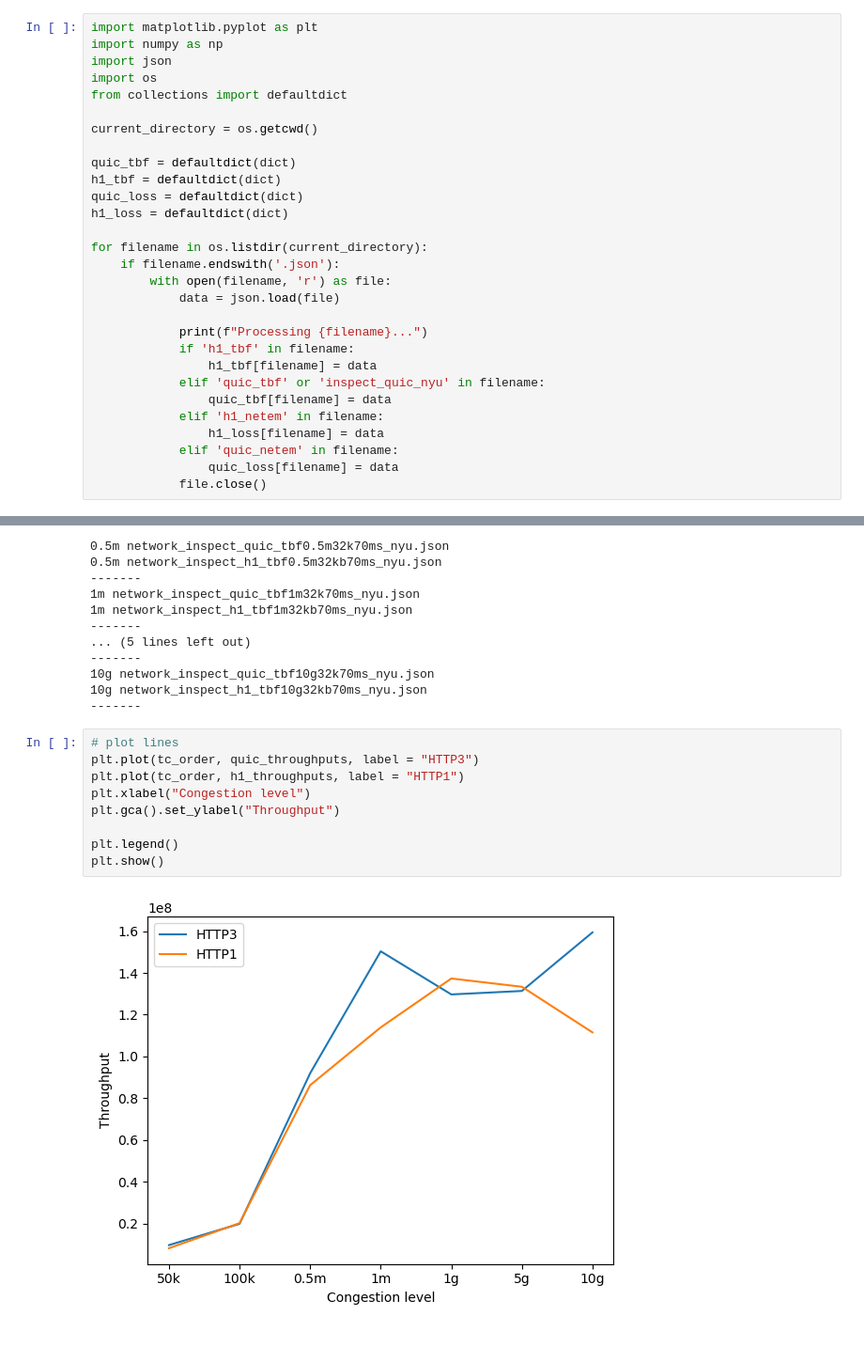
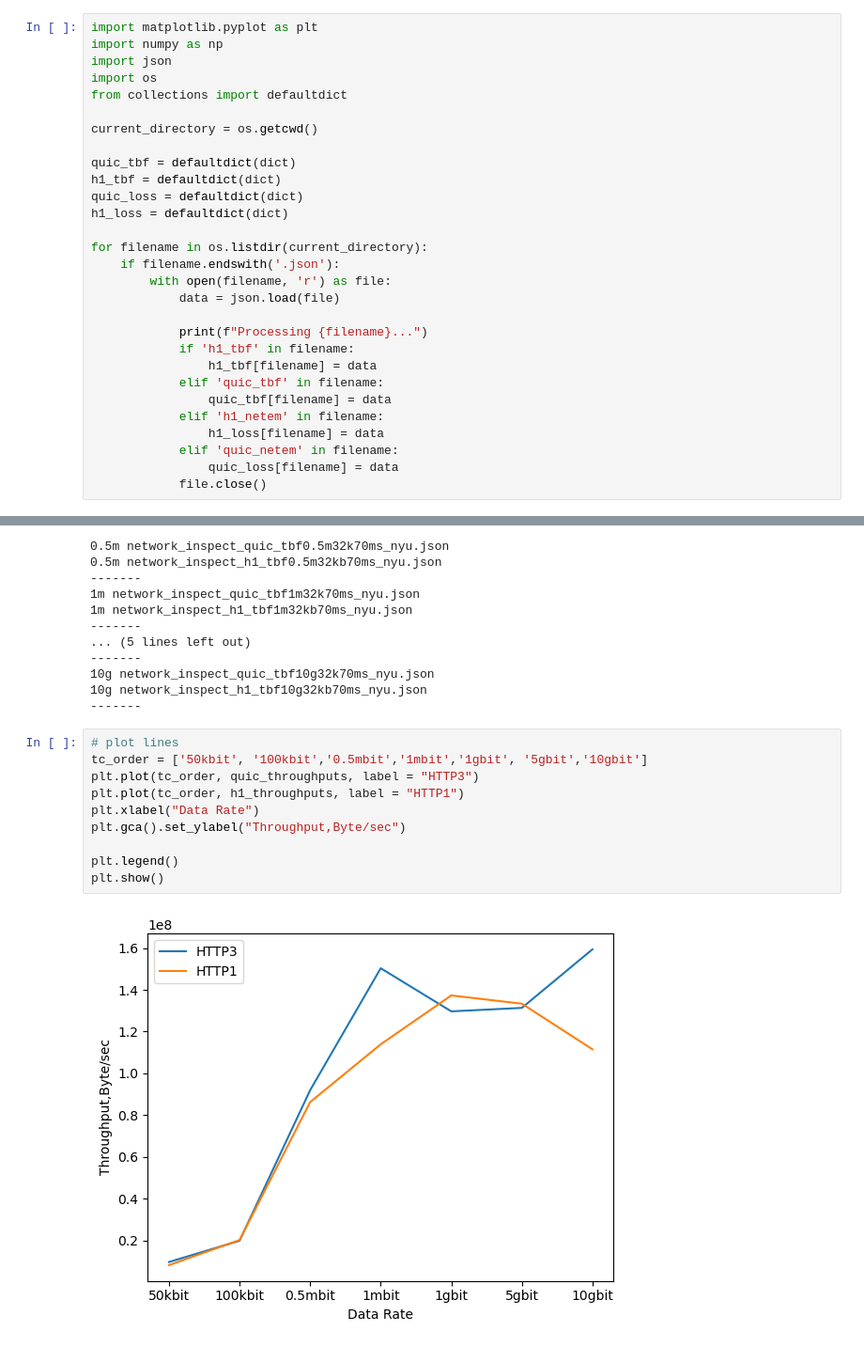
Before and after one commit to MingjieSong/QUIC-HTTP_Research, a Jupyter notebook: NYU/Graph-all.ipynb, the cells around one changed output, grey strips where cells are left out. Shown at 94% size. Drawn from its saved outputs; the diff is of its cells as text.

```diff
--- a/NYU/Graph-all.ipynb
+++ b/NYU/Graph-all.ipynb
@@ -20,7 +20,7 @@ for filename in os.listdir(current_directory):
             print(f"Processing {filename}...")
             if 'h1_tbf' in filename:
                 h1_tbf[filename] = data
-            elif 'quic_tbf' or 'inspect_quic_nyu' in filename:
+            elif 'quic_tbf' in filename:
                 quic_tbf[filename] = data
             elif 'h1_netem' in filename:
                 h1_loss[filename] = data
@@ -83,15 +83,16 @@ for size in tc_order:
 -------
 # %%
 # plot lines
+tc_order = ['50kbit', '100kbit','0.5mbit','1mbit','1gbit', '5gbit','10gbit']
 plt.plot(tc_order, quic_throughputs, label = "HTTP3")
 plt.plot(tc_order, h1_throughputs, label = "HTTP1")
-plt.xlabel("Congestion level")
-plt.gca().set_ylabel("Throughput")
+plt.xlabel("Data Rate")
+plt.gca().set_ylabel("Throughput,Byte/sec")
 
 plt.legend()
 plt.show()
 # %% [output]
-[figure, old version]
+[figure, new version]
 # %%
 loss_percent = ['Loss5', 'Loss10','Loss20','Loss50']
 quic_throughputs = []
```
Also changed, not shown: parts of 6 cells of this notebook, 3 other files.
